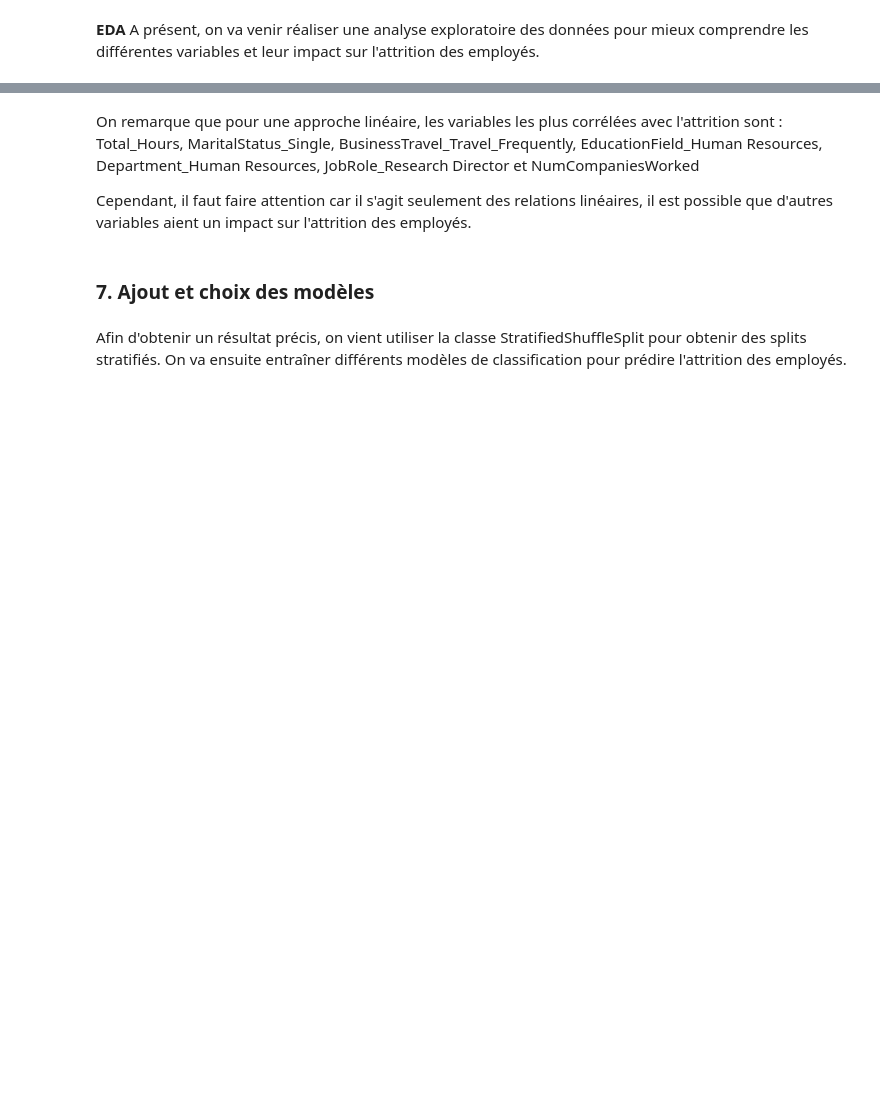
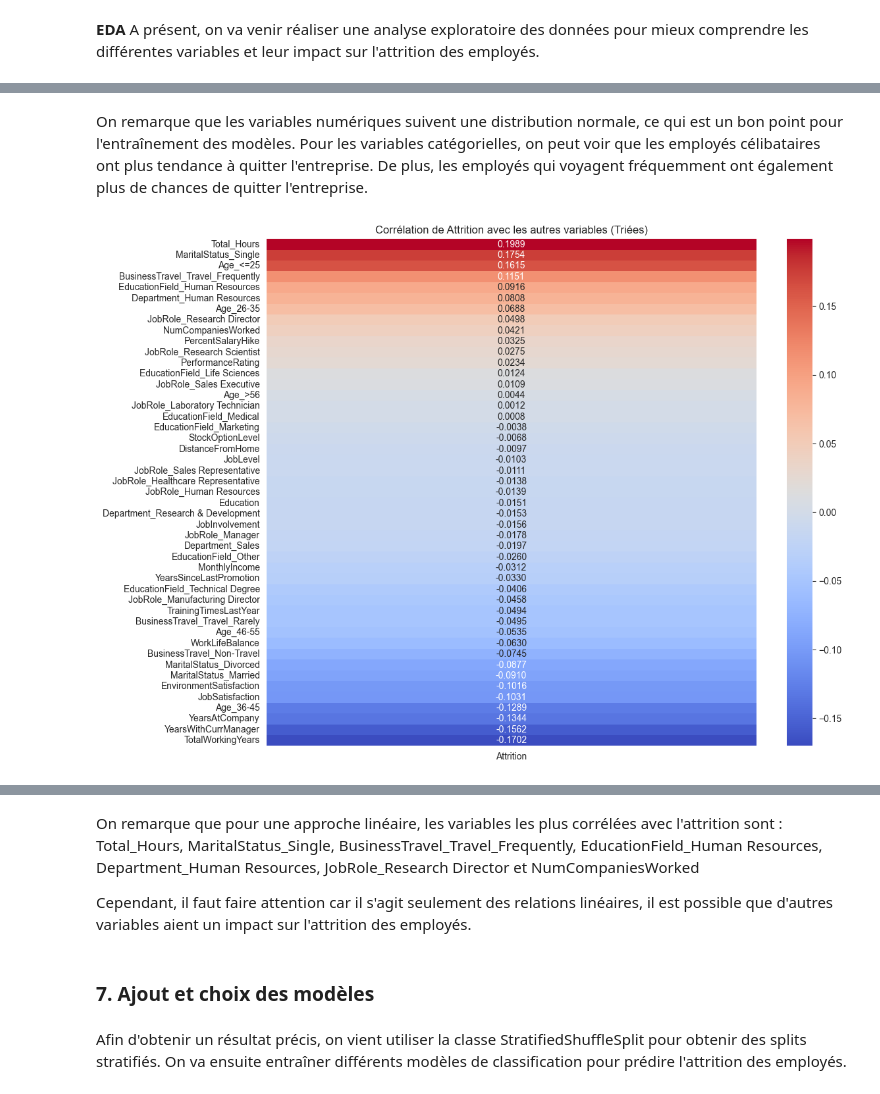
Before and after one commit to warren-gaure/projet-ia, a Jupyter notebook: notebooks/Livrable.ipynb, the cells around one changed output, grey strips where cells are left out. Cells and saved outputs as stored; diff of their text form; code cells hidden in the pictures; blank space fills up the shorter version.

```diff
--- a/notebooks/Livrable.ipynb
+++ b/notebooks/Livrable.ipynb
@@ -465,0 +488,22 @@ Name: Attrition, dtype: float64
+# %% [markdown]
+On remarque que les variables numériques suivent une distribution normale, ce qui est un bon point pour l'entraînement des modèles.
+Pour les variables catégorielles, on peut voir que les employés célibataires ont plus tendance à quitter l'entreprise. De plus, les employés qui voyagent fréquemment ont également plus de chances de quitter l'entreprise.
+# %%
+# Créer la matrice de corrélation
+corr_matrix = processed_df.corr()
+
+# Extraire la ligne de corrélation de 'Attrition'
+corr_attrition = corr_matrix.loc['Attrition'].drop('Attrition')  # Supprimer la corrélation d'Attrition avec lui-même
+
+# Trier les corrélations par ordre décroissant
+corr_attrition_sorted = corr_attrition.sort_values(ascending=False)
+
+# Visualiser uniquement la ligne de corrélation d'Attrition
+plt.figure(figsize=(12, 10))
+sns.heatmap(corr_attrition_sorted.to_frame(), annot=True, fmt='.4f', cmap='coolwarm', cbar=True)
+
+# Ajouter le titre
+plt.title('Corrélation de Attrition avec les autres variables (Triées)')
+plt.show()
+# %% [output]
+[figure, added]
```
Also changed, not shown: parts of 16 cells of this notebook.
